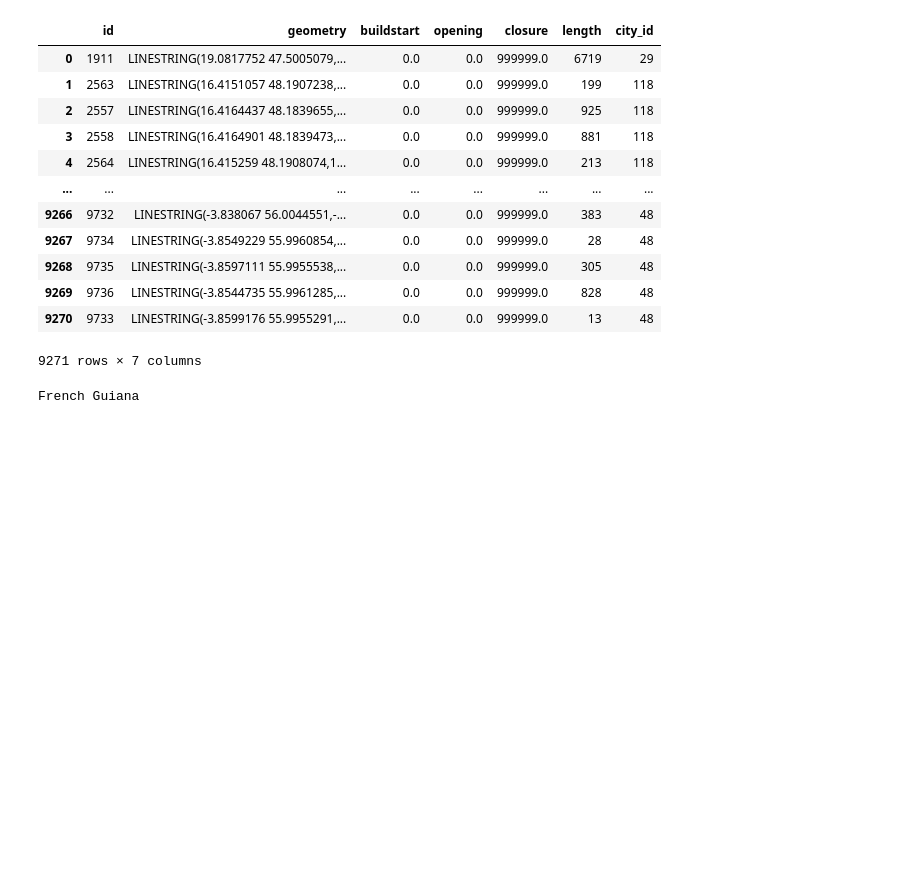
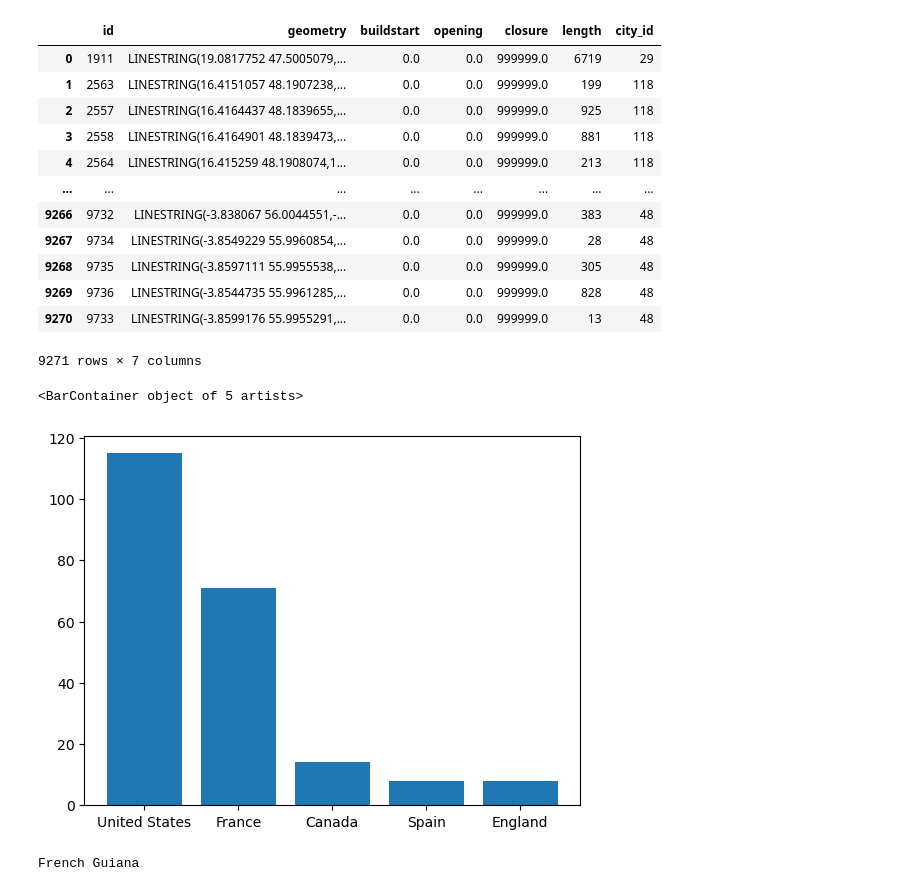
Before and after one commit to JaimeVRodriguez/transit_systems_of_word_eda, a Jupyter notebook: notebooks/testing.ipynb, the cells around one changed output. Saved outputs shown, nothing was run; the diff lists cells and outputs as text; code cells hidden in the pictures; blank space fills up the shorter version.

Commit message:
add top 5 countries plot

```diff
--- a/notebooks/testing.ipynb
+++ b/notebooks/testing.ipynb
@@ -128,4 +128,15 @@ tracks
 | 9269 | 9736 | LINESTRING(-3.8544735 55.9961285,... | 0.0 | 0.0 | 999999.0 | 828 | 48 |
 | 9270 | 9733 | LINESTRING(-3.8599176 55.9955291,... | 0.0 | 0.0 | 999999.0 | 13 | 48 |
 9271 rows × 7 columns
+# %%
+ranked_countries = cities["country"].value_counts().sort_values(ascending=False)
+
+top_five_countries = ranked_countries[0:5]
+
+fig, ax = plt.subplots()
+
+ax.bar(top_five_countries.index, top_five_countries.values)
+# %% [output]
+<BarContainer object of 5 artists>
+[figure, added]
 # %%
```
Also changed, not shown: parts of 2 cells of this notebook.
